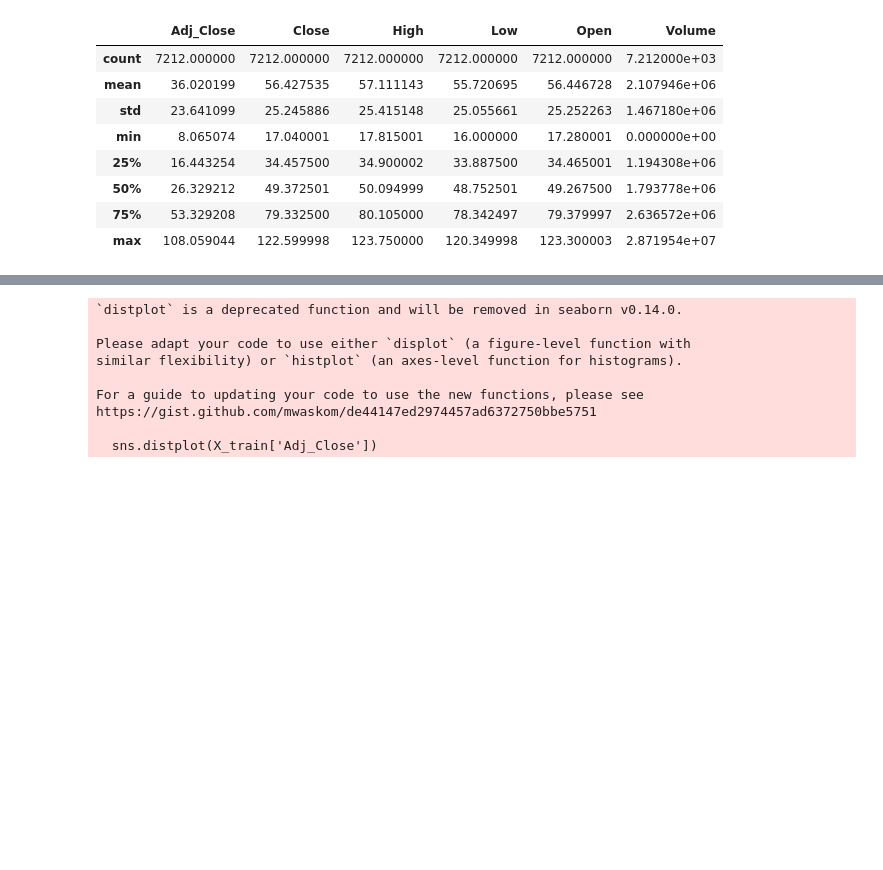
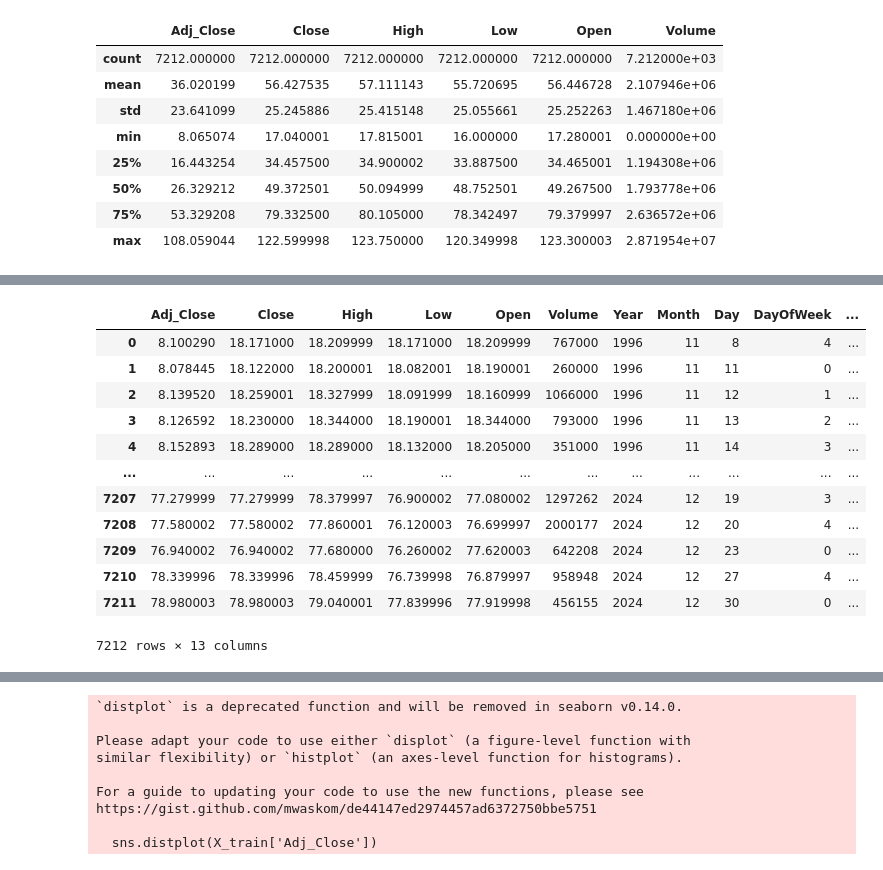
Before and after one commit to shivam188132/MY_machine_learning, a Jupyter notebook: function transformer.ipynb, the cells around one changed output, grey strips where cells are left out. Drawn from its saved outputs; the diff is of its cells as text; code cells hidden in the pictures; blank space fills up the shorter version.

```diff
--- a/function transformer.ipynb
+++ b/function transformer.ipynb
@@ -71,3 +100,19 @@ df.describe()
+# %%
+df
+# %% [output]
+|  | Adj_Close | Close | High | Low | Open | Volume | Year | Month | Day | DayOfWeek | ... |
+| 0 | 8.100290 | 18.171000 | 18.209999 | 18.171000 | 18.209999 | 767000 | 1996 | 11 | 8 | 4 | ... |
+| 1 | 8.078445 | 18.122000 | 18.200001 | 18.082001 | 18.190001 | 260000 | 1996 | 11 | 11 | 0 | ... |
+| 2 | 8.139520 | 18.259001 | 18.327999 | 18.091999 | 18.160999 | 1066000 | 1996 | 11 | 12 | 1 | ... |
+| 3 | 8.126592 | 18.230000 | 18.344000 | 18.190001 | 18.344000 | 793000 | 1996 | 11 | 13 | 2 | ... |
+| 4 | 8.152893 | 18.289000 | 18.289000 | 18.132000 | 18.205000 | 351000 | 1996 | 11 | 14 | 3 | ... |
+| ... | ... | ... | ... | ... | ... | ... | ... | ... | ... | ... | ... |
+| 7207 | 77.279999 | 77.279999 | 78.379997 | 76.900002 | 77.080002 | 1297262 | 2024 | 12 | 19 | 3 | ... |
+| 7208 | 77.580002 | 77.580002 | 77.860001 | 76.120003 | 76.699997 | 2000177 | 2024 | 12 | 20 | 4 | ... |
+| 7209 | 76.940002 | 76.940002 | 77.680000 | 76.260002 | 77.620003 | 642208 | 2024 | 12 | 23 | 0 | ... |
+| 7210 | 78.339996 | 78.339996 | 78.459999 | 76.739998 | 76.879997 | 958948 | 2024 | 12 | 27 | 4 | ... |
+| 7211 | 78.980003 | 78.980003 | 79.040001 | 77.839996 | 77.919998 | 456155 | 2024 | 12 | 30 | 0 | ... |
+7212 rows × 13 columns
 # %%
 from sklearn.model_selection import train_test_split
 X_train, X_test, y_train, y_test = train_test_split(df.drop(columns=['Low']),df['Low'],test_size=0.2,random_state=42)
```
Also changed, not shown: parts of 10 cells of this notebook.
